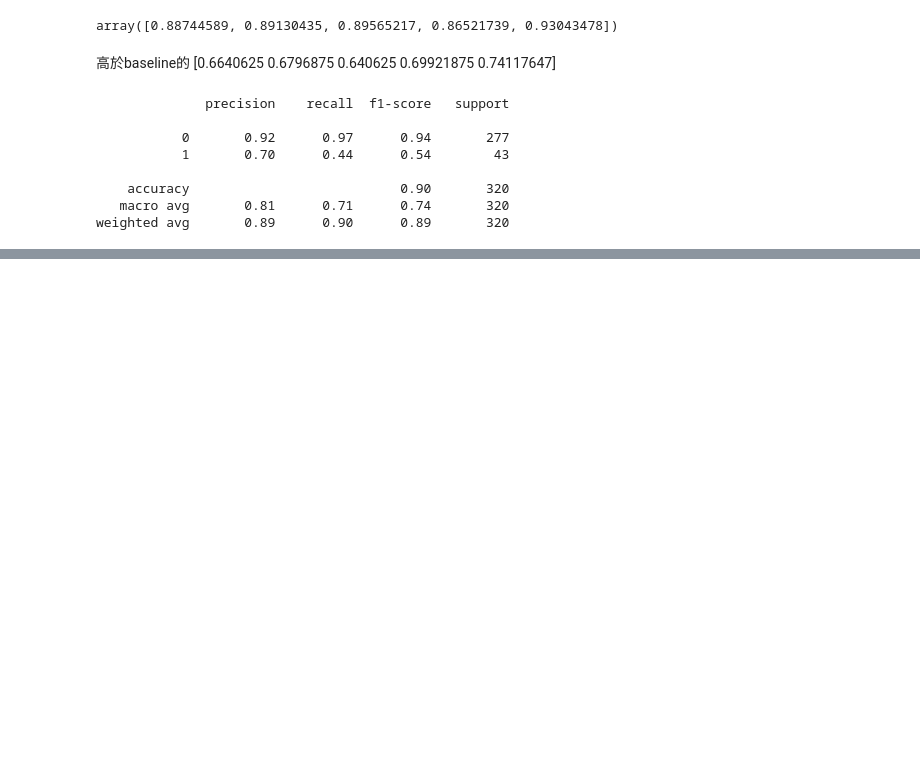
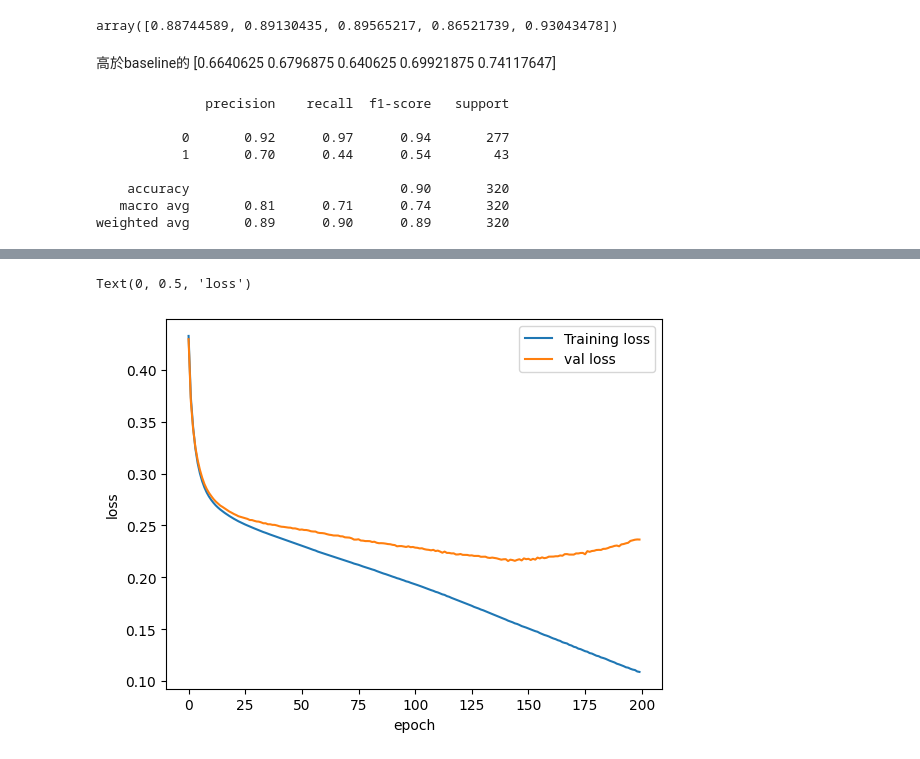
Before and after one commit to Seanwu003/Prediction-of-quality-of-Wine, a Jupyter notebook: 專案實作_紅酒品質預測.ipynb, the cells around one changed output, grey strips where cells are left out. Saved outputs shown, nothing was run; the diff lists cells and outputs as text; code cells hidden in the pictures; blank space fills up the shorter version.

```diff
--- a/專案實作_紅酒品質預測.ipynb
+++ b/專案實作_紅酒品質預測.ipynb
@@ -412,0 +512,6 @@ weighted avg       0.84      0.86      0.84       320
+# %%
+rfc = RandomForestClassifier(n_estimators=58,max_depth=22,oob_score=True,random_state=1);
+rfc.fit(X_train,y_train);
+print("oob_score",rfc.oob_score_);
+print("score",rfc.score(X_test,y_test));
+array = rfc.feature_importances_;
@@ -412,0 +611,9 @@ weighted avg       0.84      0.86      0.84       320
+# %%
+plt.plot(training_losses)
+plt.plot(val_losses)
+plt.legend(("Training loss", "val loss"))
+plt.xlabel("epoch")
+plt.ylabel("loss")
+# %% [output]
+Text(0, 0.5, 'loss')
+[figure, added]
```
Also changed, not shown: parts of 33 cells of this notebook.
